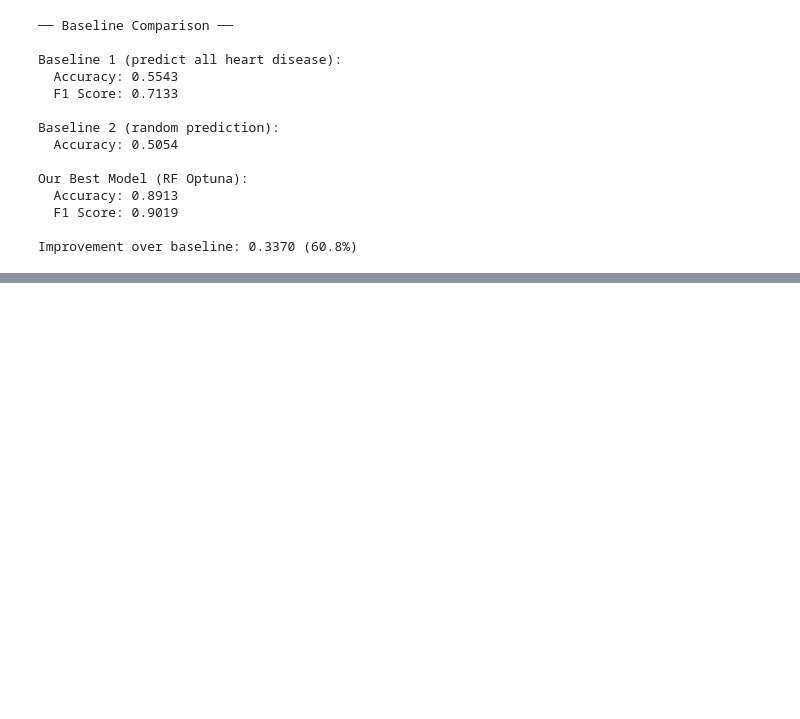
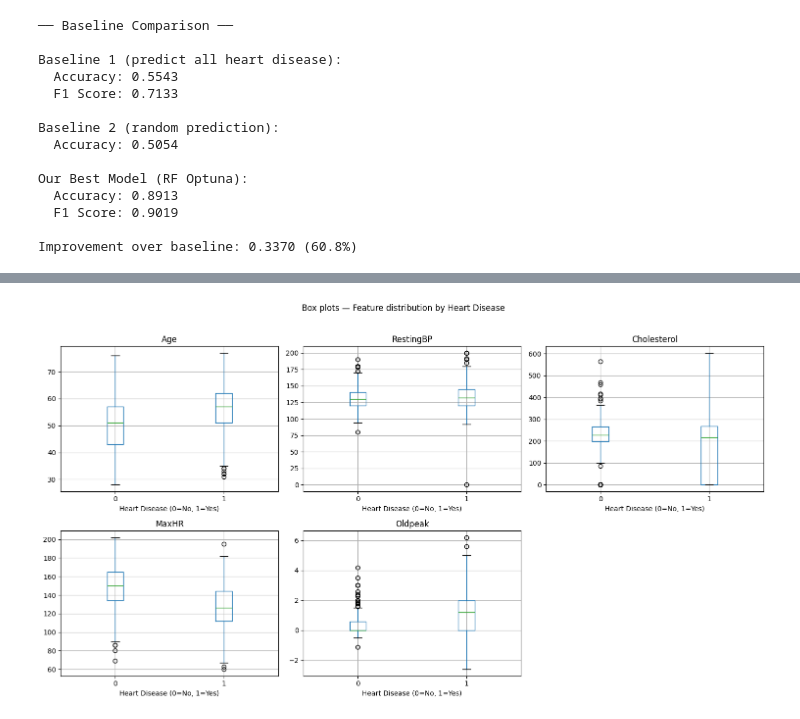
Before and after one commit to usmankk1/heart-disease-risk-predictor, a Jupyter notebook: notebooks/exploration.ipynb, the cells around one changed output, grey strips where cells are left out. Cells and saved outputs as stored; diff of their text form; code cells hidden in the pictures; blank space fills up the shorter version.

Commit message:
Added box plots, EDA summary, dataset license and ethical considerations

```diff
--- a/notebooks/exploration.ipynb
+++ b/notebooks/exploration.ipynb
@@ -413,0 +434,17 @@ AgeGroup
+# %%
+# Box plots for outlier detection
+fig, axes = plt.subplots(2, 3, figsize=(15, 8))
+num_features = ['Age', 'RestingBP', 'Cholesterol', 'MaxHR', 'Oldpeak']
+
+for i, col in enumerate(num_features):
+    ax = axes[i//3][i%3]
+    df.boxplot(column=col, by='HeartDisease', ax=ax)
+    ax.set_title(col)
+    ax.set_xlabel('Heart Disease (0=No, 1=Yes)')
+
+axes[1][2].set_visible(False)
+plt.suptitle('Box plots — Feature distribution by Heart Disease', y=1.02)
+plt.tight_layout()
+plt.show()
+# %% [output]
+[figure, added]
```
Also changed, not shown: parts of 5 cells of this notebook, 5 other files.
